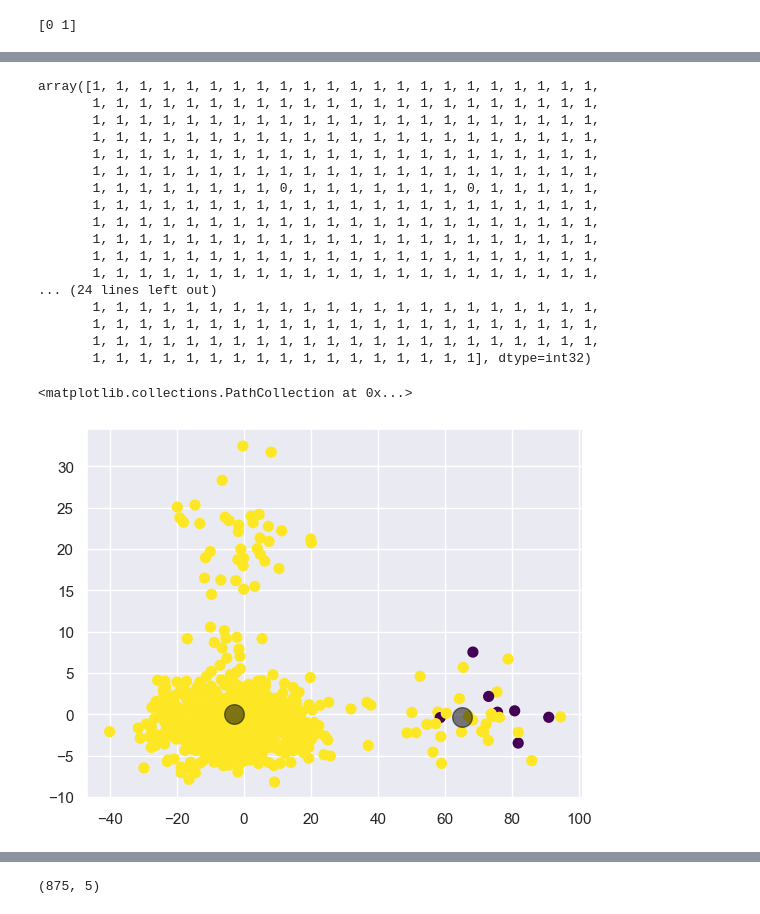
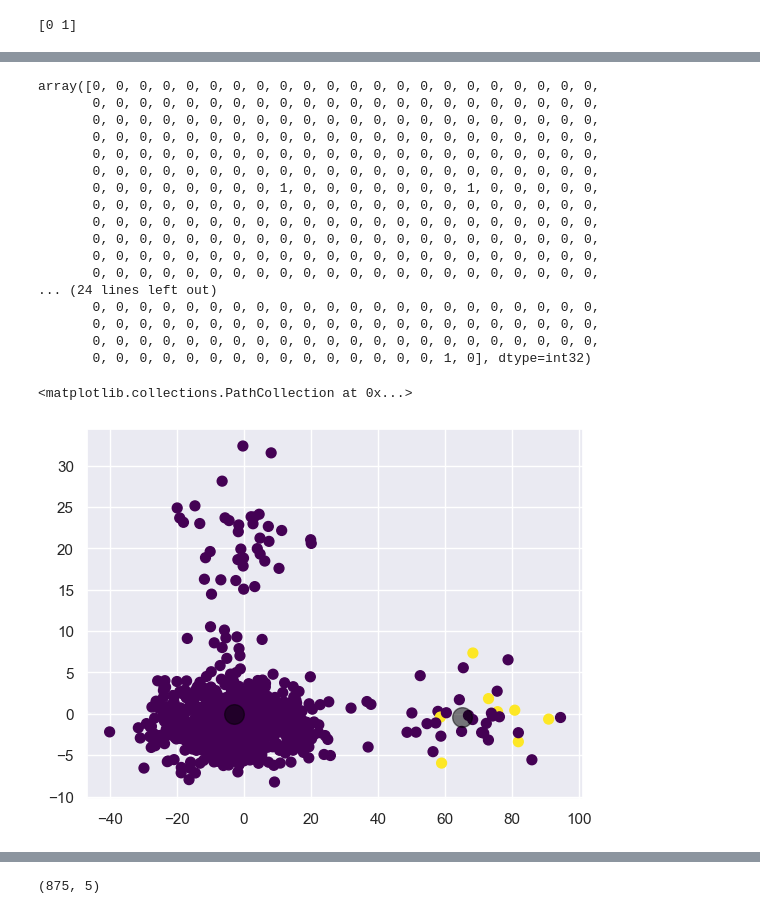
Before and after one commit to VGuoGavin/Anomaly_Detect-Forecast, a Jupyter notebook: CEG503.ipynb, the cells around one changed output, grey strips where cells are left out. Drawn from its saved outputs; the diff is of its cells as text; code cells hidden in the pictures.

```diff
--- a/CEG503.ipynb
+++ b/CEG503.ipynb
@@ -723,11 +664,12 @@ for color, i, target_name in zip(colors, [0, 1], target_names):
 plt.legend(loc='best', shadow=False, scatterpoints=1)
 plt.title('PCA of IRIS dataset')
 
-for  i in range(len(Y)):
-    if Y[i] == 1:
-        Y_train_predict['state'].iloc[i] = 'normal'
-    else:
-        Y_train_predict['state'].iloc[i] = 'fail'
+#for  i in range(len(Y)):
+#    if Y[i] == 1:
+#        Y_train_predict['state'].iloc[i] = 'normal'
+#    else:
+#        Y_train_predict['state'].iloc[i] = 'fail'
+
 #plt.subplot(122)
 #for color, i, target_name in zip(colors, [0, 1], target_names):
 #    plt.scatter(X_r2[y == i, 0], X_r2[y == i, 1], alpha=.8, color=color,
@@ -750,3 +685,18 @@ See the caveats in the documentation: https://pandas.pydata.org/pandas-docs/stab
 XX = X_all[['volt', 'rotate', 'pressure', 'vibration','Maha_dis']].values
 yy = true_state
 res_all = pca.fit(XX).transform(XX)
+
+pca = PCA(n_components=2)
+XX_r = pca.fit(XX).transform(XX)
+# %%
+plt.figure(figsize=(15,6))
+
+colors = ['navy', 'turquoise']
+lw = 2
+
+#plt.subplot(121)
+for color, i, target_name in zip(colors, [0, 1], target_names):
+    plt.scatter(XX_r[Y  == i, 0], XX_r[Y  == i, 1], color=color, alpha=.8, lw=lw,
+                label=target_name)
+plt.legend(loc='best', shadow=False, scatterpoints=1)
+plt.title('PCA components = 2')
@@ -765,27 +762,28 @@ plt.scatter(centers[:, 0], centers[:, 1], c='black', s=200, alpha=0.5)
 
 for i in range(len(y_kmeans)):
     t = 0
-    while  y_kmeans[i+t] == 0:
-        y_kmeans[i+t] = 1
-        t += 1
+    while  y_kmeans[i+t] == 1 and i+t < len(y_kmeans):
+        y_kmeans[i+t] = 0
+        if t+i+1<len(y_kmeans):
+            t += 1
     if t > 0:
-        y_kmeans[i + round(t/2)] = 0
+        y_kmeans[i + round(t/2)] = 1
 y_kmeans
 # %% [output]
-array([1, 1, 1, 1, 1, 1, 1, 1, 1, 1, 1, 1, 1, 1, 1, 1, 1, 1, 1, 1, 1, 1,
-       1, 1, 1, 1, 1, 1, 1, 1, 1, 1, 1, 1, 1, 1, 1, 1, 1, 1, 1, 1, 1, 1,
-       1, 1, 1, 1, 1, 1, 1, 1, 1, 1, 1, 1, 1, 1, 1, 1, 1, 1, 1, 1, 1, 1,
-       1, 1, 1, 1, 1, 1, 1, 1, 1, 1, 1, 1, 1, 1, 1, 1, 1, 1, 1, 1, 1, 1,
-       1, 1, 1, 1, 1, 1, 1, 1, 1, 1, 1, 1, 1, 1, 1, 1, 1, 1, 1, 1, 1, 1,
-       1, 1, 1, 1, 1, 1, 1, 1, 1, 1, 1, 1, 1, 1, 1, 1, 1, 1, 1, 1, 1, 1,
-       1, 1, 1, 1, 1, 1, 1, 1, 0, 1, 1, 1, 1, 1, 1, 1, 0, 1, 1, 1, 1, 1,
-       1, 1, 1, 1, 1, 1, 1, 1, 1, 1, 1, 1, 1, 1, 1, 1, 1, 1, 1, 1, 1, 1,
-       1, 1, 1, 1, 1, 1, 1, 1, 1, 1, 1, 1, 1, 1, 1, 1, 1, 1, 1, 1, 1, 1,
-       1, 1, 1, 1, 1, 1, 1, 1, 1, 1, 1, 1, 1, 1, 1, 1, 1, 1, 1, 1, 1, 1,
-       1, 1, 1, 1, 1, 1, 1, 1, 1, 1, 1, 1, 1, 1, 1, 1, 1, 1, 1, 1, 1, 1,
-       1, 1, 1, 1, 1, 1, 1, 1, 1, 1, 1, 1, 1, 1, 1, 1, 1, 1, 1, 1, 1, 1,
+array([0, 0, 0, 0, 0, 0, 0, 0, 0, 0, 0, 0, 0, 0, 0, 0, 0, 0, 0, 0, 0, 0,
+       0, 0, 0, 0, 0, 0, 0, 0, 0, 0, 0, 0, 0, 0, 0, 0, 0, 0, 0, 0, 0, 0,
+       0, 0, 0, 0, 0, 0, 0, 0, 0, 0, 0, 0, 0, 0, 0, 0, 0, 0, 0, 0, 0, 0,
+       0, 0, 0, 0, 0, 0, 0, 0, 0, 0, 0, 0, 0, 0, 0, 0, 0, 0, 0, 0, 0, 0,
+       0, 0, 0, 0, 0, 0, 0, 0, 0, 0, 0, 0, 0, 0, 0, 0, 0, 0, 0, 0, 0, 0,
+       0, 0, 0, 0, 0, 0, 0, 0, 0, 0, 0, 0, 0, 0, 0, 0, 0, 0, 0, 0, 0, 0,
+       0, 0, 0, 0, 0, 0, 0, 0, 1, 0, 0, 0, 0, 0, 0, 0, 1, 0, 0, 0, 0, 0,
+       0, 0, 0, 0, 0, 0, 0, 0, 0, 0, 0, 0, 0, 0, 0, 0, 0, 0, 0, 0, 0, 0,
+       0, 0, 0, 0, 0, 0, 0, 0, 0, 0, 0, 0, 0, 0, 0, 0, 0, 0, 0, 0, 0, 0,
+       0, 0, 0, 0, 0, 0, 0, 0, 0, 0, 0, 0, 0, 0, 0, 0, 0, 0, 0, 0, 0, 0,
+       0, 0, 0, 0, 0, 0, 0, 0, 0, 0, 0, 0, 0, 0, 0, 0, 0, 0, 0, 0, 0, 0,
+       0, 0, 0, 0, 0, 0, 0, 0, 0, 0, 0, 0, 0, 0, 0, 0, 0, 0, 0, 0, 0, 0,
 ... (24 lines left out)
-       1, 1, 1, 1, 1, 1, 1, 1, 1, 1, 1, 1, 1, 1, 1, 1, 1, 1, 1, 1, 1, 1,
-       1, 1, 1, 1, 1, 1, 1, 1, 1, 1, 1, 1, 1, 1, 1, 1, 1, 1, 1, 1, 1, 1,
-       1, 1, 1, 1, 1, 1, 1, 1, 1, 1, 1, 1, 1, 1, 1, 1, 1, 1, 1, 1, 1, 1,
-       1, 1, 1, 1, 1, 1, 1, 1, 1, 1, 1, 1, 1, 1, 1, 1, 1], dtype=int32)
+       0, 0, 0, 0, 0, 0, 0, 0, 0, 0, 0, 0, 0, 0, 0, 0, 0, 0, 0, 0, 0, 0,
+       0, 0, 0, 0, 0, 0, 0, 0, 0, 0, 0, 0, 0, 0, 0, 0, 0, 0, 0, 0, 0, 0,
+       0, 0, 0, 0, 0, 0, 0, 0, 0, 0, 0, 0, 0, 0, 0, 0, 0, 0, 0, 0, 0, 0,
+       0, 0, 0, 0, 0, 0, 0, 0, 0, 0, 0, 0, 0, 0, 0, 1, 0], dtype=int32)
@@ -813,10 +790,10 @@ def find_clusters(X, n_clusters, rseed=2):
 # %%
-centers, labels = find_clusters(res_all,2)
+#centers, labels = find_clusters(res_all,2)
 
 plt.scatter(res_all[:,0], res_all[:,1], c=y_kmeans, s=50, cmap='viridis')
 plt.scatter(centers[:, 0], centers[:, 1], c='black', s=200, alpha=0.5)
 # %% [output]
 <matplotlib.collections.PathCollection at 0x...>
-[figure, old version]
+[figure, new version]
 # %%
 fail_Km = pd.DataFrame()
```
Also changed, not shown: parts of 53 cells of this notebook, 9 other files.
